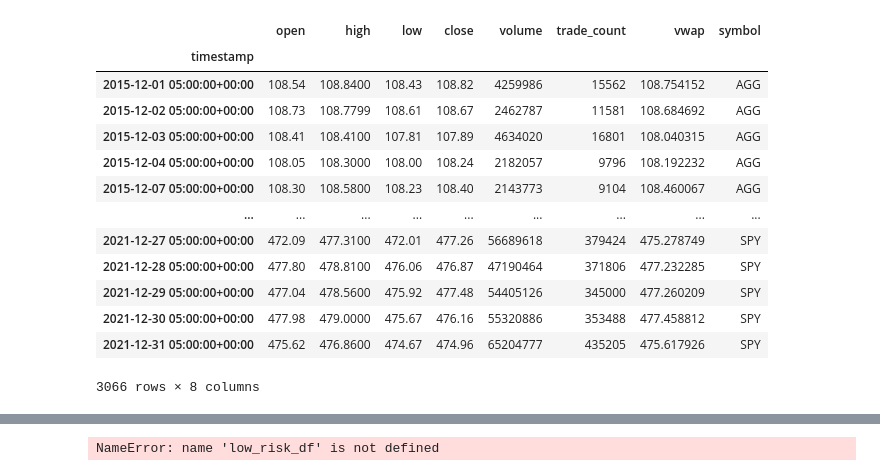
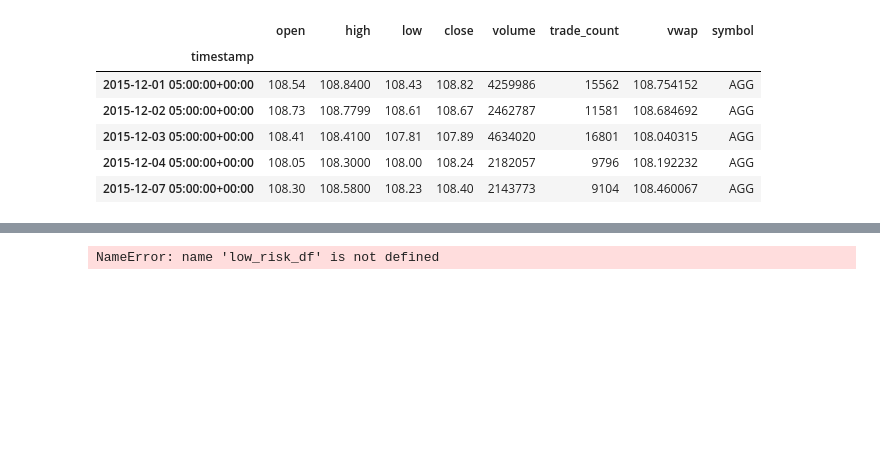
Before and after one commit to dhut1621/Project-1, a Jupyter notebook: Ryan's_Project_1.ipynb, the cells around one changed output, grey strips where cells are left out. Cells and saved outputs as stored; diff of their text form; code cells hidden in the pictures; blank space fills up the shorter version.

```diff
--- a/Ryan's_Project_1.ipynb
+++ b/Ryan's_Project_1.ipynb
@@ -37,28 +31,21 @@ end_date = pd.Timestamp("2021-12-31", tz="America/New_York").isoformat()
 # %%
 # Get closing prices for SPY & AGG for past 31 years
 df_portfolio = alpaca.get_bars(
     tickers,
     timeframe,
     start = start_date,
     end = end_date
 ).df
 
-df_portfolio
+df_portfolio.head()
 # %% [output]
 |  | open | high | low | close | volume | trade_count | vwap | symbol |
 | timestamp |  |  |  |  |  |  |  |  |
 | 2015-12-01 05:00:00+00:00 | 108.54 | 108.8400 | 108.43 | 108.82 | 4259986 | 15562 | 108.754152 | AGG |
 | 2015-12-02 05:00:00+00:00 | 108.73 | 108.7799 | 108.61 | 108.67 | 2462787 | 11581 | 108.684692 | AGG |
 | 2015-12-03 05:00:00+00:00 | 108.41 | 108.4100 | 107.81 | 107.89 | 4634020 | 16801 | 108.040315 | AGG |
 | 2015-12-04 05:00:00+00:00 | 108.05 | 108.3000 | 108.00 | 108.24 | 2182057 | 9796 | 108.192232 | AGG |
 | 2015-12-07 05:00:00+00:00 | 108.30 | 108.5800 | 108.23 | 108.40 | 2143773 | 9104 | 108.460067 | AGG |
-| ... | ... | ... | ... | ... | ... | ... | ... | ... |
-| 2021-12-27 05:00:00+00:00 | 472.09 | 477.3100 | 472.01 | 477.26 | 56689618 | 379424 | 475.278749 | SPY |
-| 2021-12-28 05:00:00+00:00 | 477.80 | 478.8100 | 476.06 | 476.87 | 47190464 | 371806 | 477.232285 | SPY |
-| 2021-12-29 05:00:00+00:00 | 477.04 | 478.5600 | 475.92 | 477.48 | 54405126 | 345000 | 477.260209 | SPY |
-| 2021-12-30 05:00:00+00:00 | 477.98 | 479.0000 | 475.67 | 476.16 | 55320886 | 353488 | 477.458812 | SPY |
-| 2021-12-31 05:00:00+00:00 | 475.62 | 476.8600 | 474.67 | 474.96 | 65204777 | 435205 | 475.617926 | SPY |
-3066 rows × 8 columns
 # %%
 # Get closing prices for SPY & AGG for past 31 years
 
```
Also changed, not shown: parts of 18 cells of this notebook.
